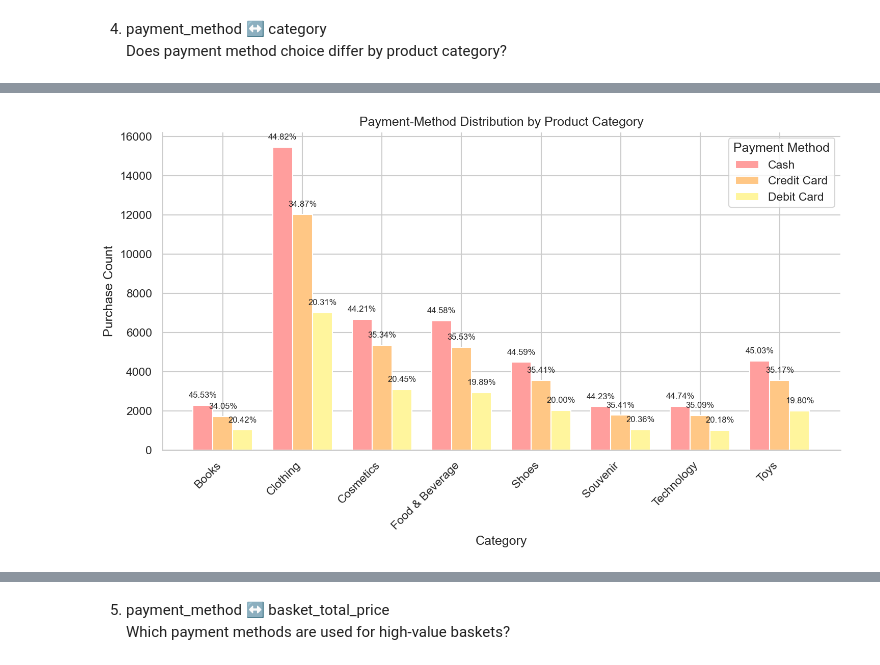
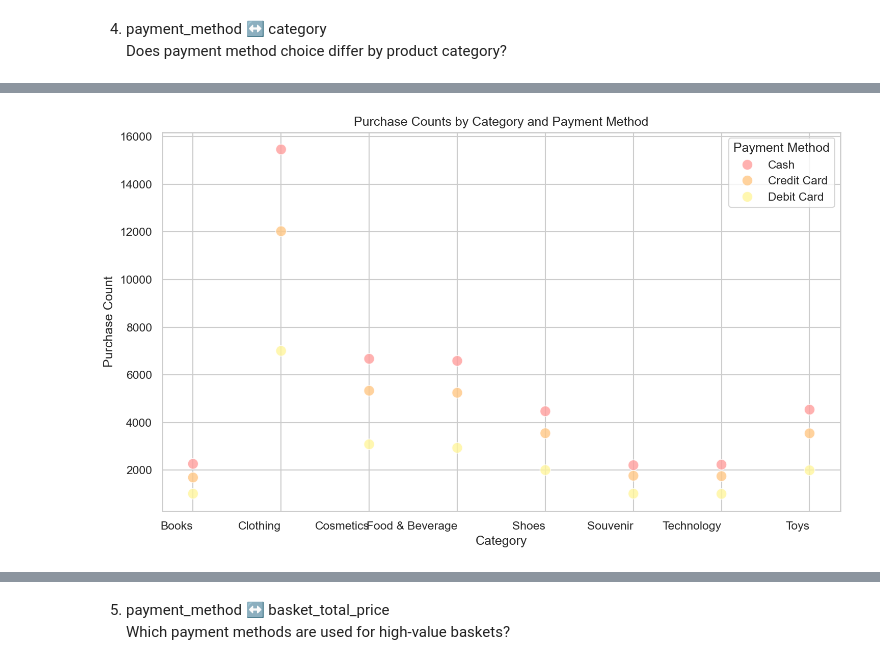
Before and after one commit to ebrarsudedogan/Mining-Retail-Behavior-in-Istanbul-Malls-Using-Consumer-Sentiment-Indices, a Jupyter notebook: data_analysis_daily/dataset_payment_behavior.ipynb, the cells around one changed output, grey strips where cells are left out. Cells and saved outputs as stored; diff of their text form; code cells hidden in the pictures.

```diff
--- a/data_analysis_daily/dataset_payment_behavior.ipynb
+++ b/data_analysis_daily/dataset_payment_behavior.ipynb
@@ -222,72 +259,61 @@ Does payment method choice differ by product category?
 # ╔══════════════════════════════════════════════════════════════╗
 # ║ ANALYSIS: Does payment-method choice differ by product       ║
 # ║          category?                                           ║
-# ║ • Visual: For every category we draw exactly three bars—     ║
-# ║   Cash, Credit-Card, Debit-Card—side-by-side.                ║
-# ║ • Bars are annotated with count and the share (%) inside     ║
-# ║   that category, rounded to 4 decimals.                      ║
-# ║ • Test: χ² independence                                      ║
+# ║ • Visual: Three bars per category, showing Cash/Credit/Debit ║
+# ║ • Test: Chi-squared independence test                        ║
 # ╚══════════════════════════════════════════════════════════════╝
 
-# contingency table  rows = category   cols = payment method
+# Contingency table
 ct = pd.crosstab(df["category"], df["payment_method"])
 
 cats    = ct.index.tolist()
-methods = ["Cash", "Credit Card", "Debit Card"]   # fixed order
+methods = ["Cash", "Credit Card", "Debit Card"]
 x       = np.arange(len(cats))
 width   = 0.25
 
-method_colors = {"Cash": color1,
-                 "Credit Card": color2,
-                 "Debit Card": color3}
+method_colors = {
+    "Cash": color1,
+    "Credit Card": color2,
+    "Debit Card": color3
+}
 
-fig, ax = plt.subplots(figsize=(10, 6), dpi=150)
-
-for i, m in enumerate(methods):
-    counts = ct[m].values
-    bar_pos = x + (i - 1) * width          # centres the trio on each tick
-    ax.bar(bar_pos, counts,
-           width=width,
-           color=method_colors[m],
-           label=m)
-
-    # annotate: count + percentage within the category
-    pct = (counts / ct.sum(axis=1).values) * 100
-    for j, (c, pcent) in enumerate(zip(counts, pct)):
-        ax.text(bar_pos[j],
-                c + max(ct.values.max()*0.02, 1),
-                f"{pcent:.2f}%",
-                ha="center", va="bottom", fontsize=8)
-
-ax.set_xticks(x)
-ax.set_xticklabels(cats, rotation=45, ha="right")
-ax.set_ylabel("Purchase Count")
-ax.set_xlabel("Category")
-ax.set_title("Payment-Method Distribution by Product Category")
-ax.legend(title="Payment Method")
-sns.despine()
-plt.tight_layout()
-plt.savefig("dataset_payment_behavior_figures/payment_category_4.png", dpi=150)
-plt.show()
-
-# χ² test of independence
+# Chi-squared test
 chi2, p, dof, exp = stats.chi2_contingency(ct)
-
-# Convert expected array to DataFrame with same labels
 expected_df = pd.DataFrame(exp, index=ct.index, columns=ct.columns)
 
-print("\nObserved counts:")
+print("\n=== Observed Counts ===")
 print(ct)
 
-print("\nExpected counts under H0:")
-print(expected_df.round(2))   # round to 2 decimals
+print("\n=== Expected Counts under H0 ===")
+print(expected_df.round(2))
 
+print(f"\nχ² statistic: {chi2:.4f}")
+print(f"Degrees of freedom: {dof}")
+print(f"p-value: {p:.4f}")
 
-print(f"χ² = {chi2:.4f}  (df = {dof})   p-value = {p:.4f}")
+if p < 0.05:
+    print("\n✅ Conclusion: At the 95% confidence level, product category significantly influences payment-method choice.")
+else:
+    print("\n❌ Conclusion: No statistically significant association between product category and payment-method choice at the 95% confidence level.")
 
-alpha = 0.05
-if p < alpha:
-    print("At the 95 % confidence level, product category does influence payment-method choice.")
-else:
-    print("At the 95 % confidence level, there is no statistically significant association between product category and payment-method choice.")
+# Scatter Plot
+scatter_data = ct.reset_index().melt(id_vars="category", var_name="payment_method", value_name="purchase_count")
+
+plt.figure(figsize=(10,6), dpi=150)
+sns.scatterplot(
+    data=scatter_data,
+    x="category",
+    y="purchase_count",
+    hue="payment_method",
+    palette=method_colors,
+    s=100,
+    alpha=0.8
+)
+plt.ylabel("Purchase Count")
+plt.xlabel("Category")
+plt.title("Purchase Counts by Category and Payment Method")
+plt.xticks(ha="right")
+plt.legend(title="Payment Method")
+plt.tight_layout()
+plt.show()
 # %% [output]
@@ -294 +337 @@ else:
-[figure, old version]
+[figure, new version]
```
Also changed, not shown: parts of 7 cells of this notebook, 4 other files.
